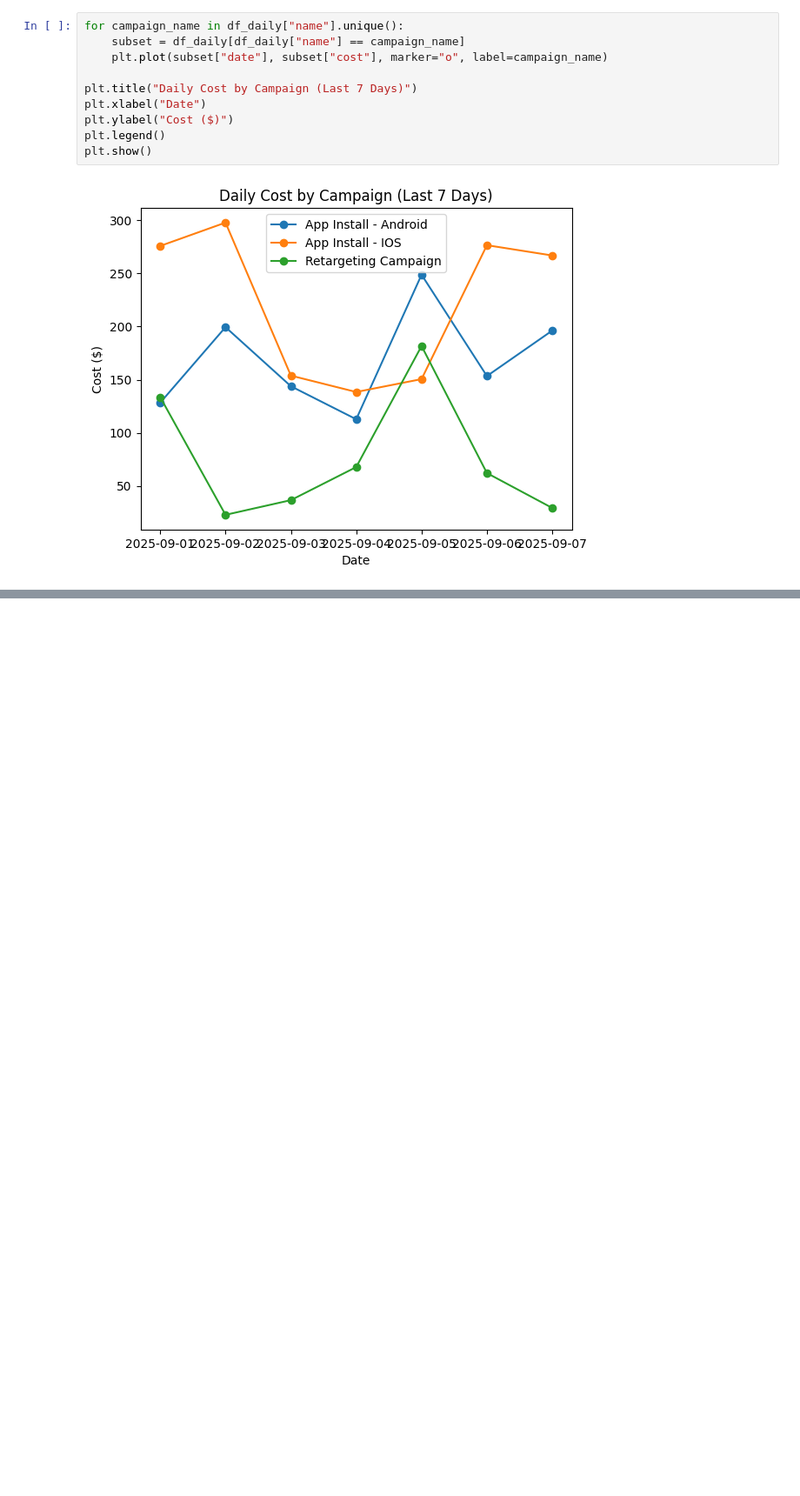
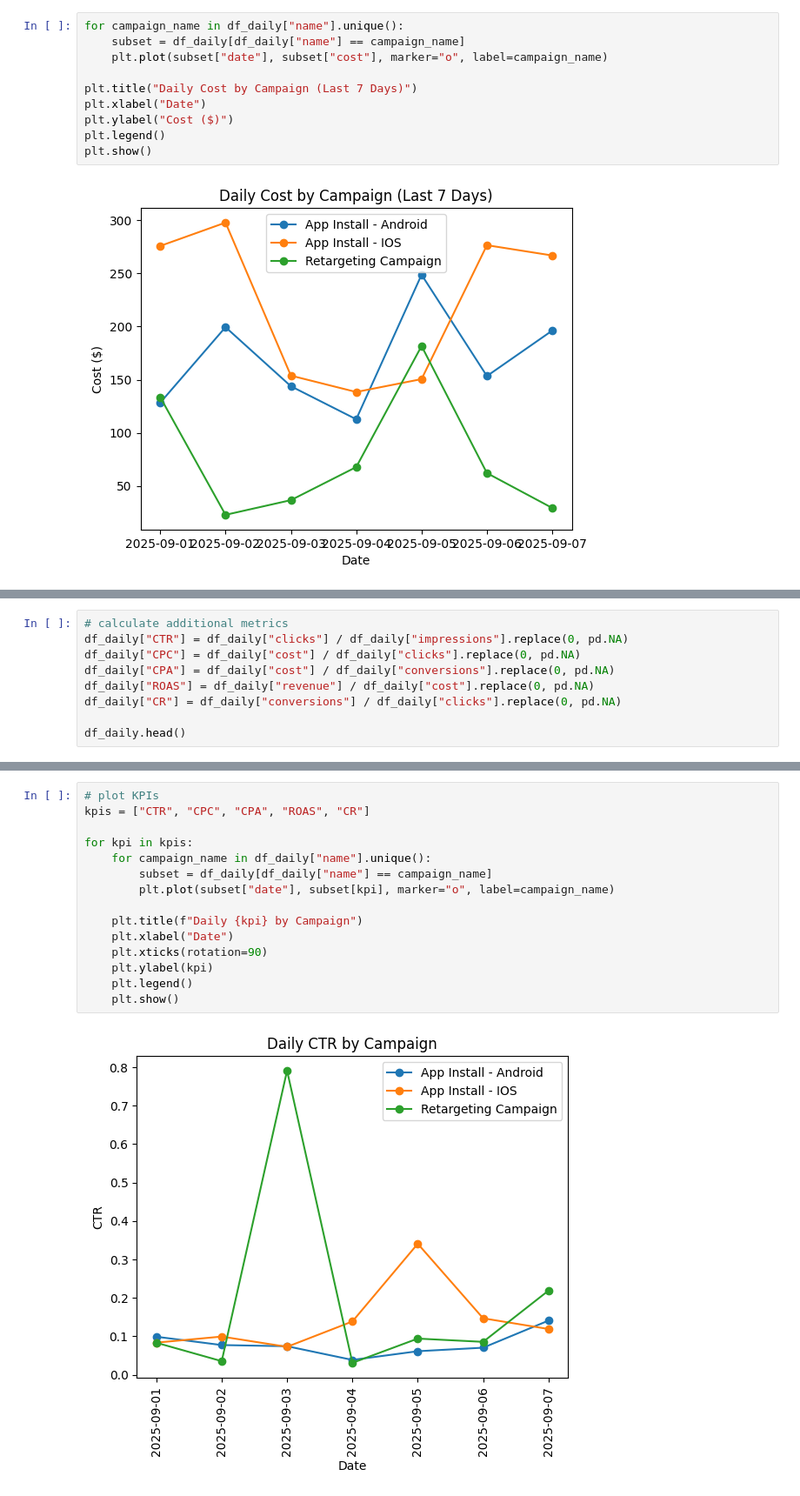
Before and after one commit to ecetuanahezer/Marketing-Campaign, a Jupyter notebook: analyze_dummy_data.ipynb, the cells around one changed output, grey strips where cells are left out. Shown at 87% size. Drawn from its saved outputs; the diff is of its cells as text; blank space fills up the shorter version.

Commit message:
calculate and plot new kpis

```diff
--- a/analyze_dummy_data.ipynb
+++ b/analyze_dummy_data.ipynb
@@ -114,0 +123,9 @@ plt.show()
+# %%
+# calculate additional metrics
+df_daily["CTR"] = df_daily["clicks"] / df_daily["impressions"].replace(0, pd.NA)
+df_daily["CPC"] = df_daily["cost"] / df_daily["clicks"].replace(0, pd.NA)
+df_daily["CPA"] = df_daily["cost"] / df_daily["conversions"].replace(0, pd.NA)
+df_daily["ROAS"] = df_daily["revenue"] / df_daily["cost"].replace(0, pd.NA)
+df_daily["CR"] = df_daily["conversions"] / df_daily["clicks"].replace(0, pd.NA)
+
+df_daily.head()
@@ -114,0 +139,17 @@ plt.show()
+# %%
+# plot KPIs
+kpis = ["CTR", "CPC", "CPA", "ROAS", "CR"]
+
+for kpi in kpis:
+    for campaign_name in df_daily["name"].unique():
+        subset = df_daily[df_daily["name"] == campaign_name]
+        plt.plot(subset["date"], subset[kpi], marker="o", label=campaign_name)
+
+    plt.title(f"Daily {kpi} by Campaign")
+    plt.xlabel("Date")
+    plt.xticks(rotation=90)
+    plt.ylabel(kpi)
+    plt.legend()
+    plt.show()
+# %% [output]
+[figure, added]
```
Also changed, not shown: parts of 4 cells of this notebook.
